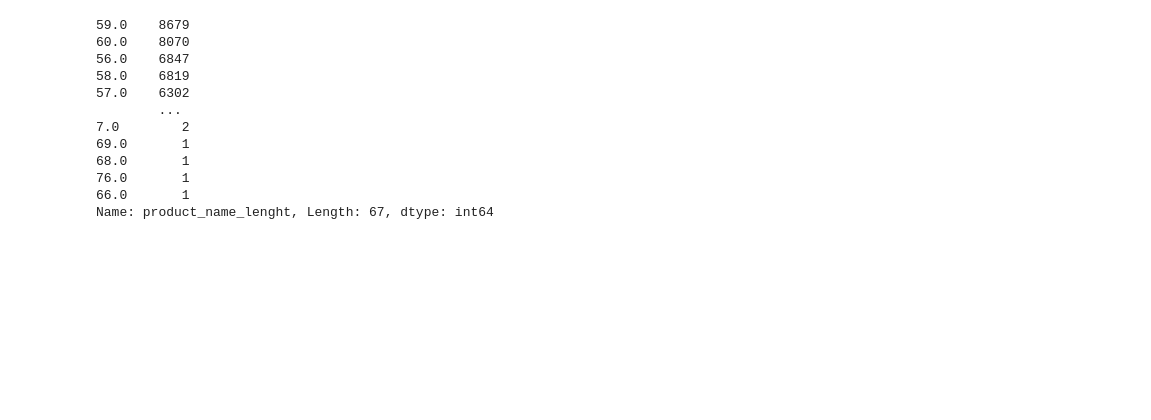
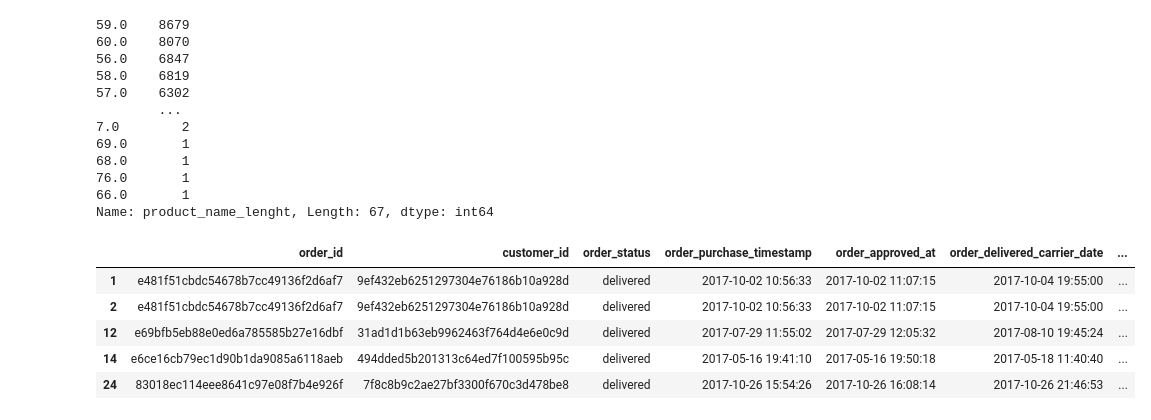
Before and after one commit to ThomasMeb/Projet_4, a Jupyter notebook: main.ipynb, the cells around one changed output. Saved outputs shown, nothing was run; the diff lists cells and outputs as text; code cells hidden in the pictures; blank space fills up the shorter version.

```diff
--- a/main.ipynb
+++ b/main.ipynb
@@ -147,3 +151,12 @@ data['product_name_lenght'].value_counts(dropna=False)
 76.0       1
 66.0       1
 Name: product_name_lenght, Length: 67, dtype: int64
+# %%
+data.loc[data['customer_unique_id'].duplicated()].head()
+# %% [output]
+|  | order_id | customer_id | order_status | order_purchase_timestamp | order_approved_at | order_delivered_carrier_date | ... |
+| 1 | e481f51cbdc54678b7cc49136f2d6af7 | 9ef432eb6251297304e76186b10a928d | delivered | 2017-10-02 10:56:33 | 2017-10-02 11:07:15 | 2017-10-04 19:55:00 | ... |
+| 2 | e481f51cbdc54678b7cc49136f2d6af7 | 9ef432eb6251297304e76186b10a928d | delivered | 2017-10-02 10:56:33 | 2017-10-02 11:07:15 | 2017-10-04 19:55:00 | ... |
+| 12 | e69bfb5eb88e0ed6a785585b27e16dbf | 31ad1d1b63eb9962463f764d4e6e0c9d | delivered | 2017-07-29 11:55:02 | 2017-07-29 12:05:32 | 2017-08-10 19:45:24 | ... |
+| 14 | e6ce16cb79ec1d90b1da9085a6118aeb | 494dded5b201313c64ed7f100595b95c | delivered | 2017-05-16 19:41:10 | 2017-05-16 19:50:18 | 2017-05-18 11:40:40 | ... |
+| 24 | 83018ec114eee8641c97e08f7b4e926f | 7f8c8b9c2ae27bf3300f670c3d478be8 | delivered | 2017-10-26 15:54:26 | 2017-10-26 16:08:14 | 2017-10-26 21:46:53 | ... |
```
Also changed, not shown: parts of 5 cells of this notebook.
